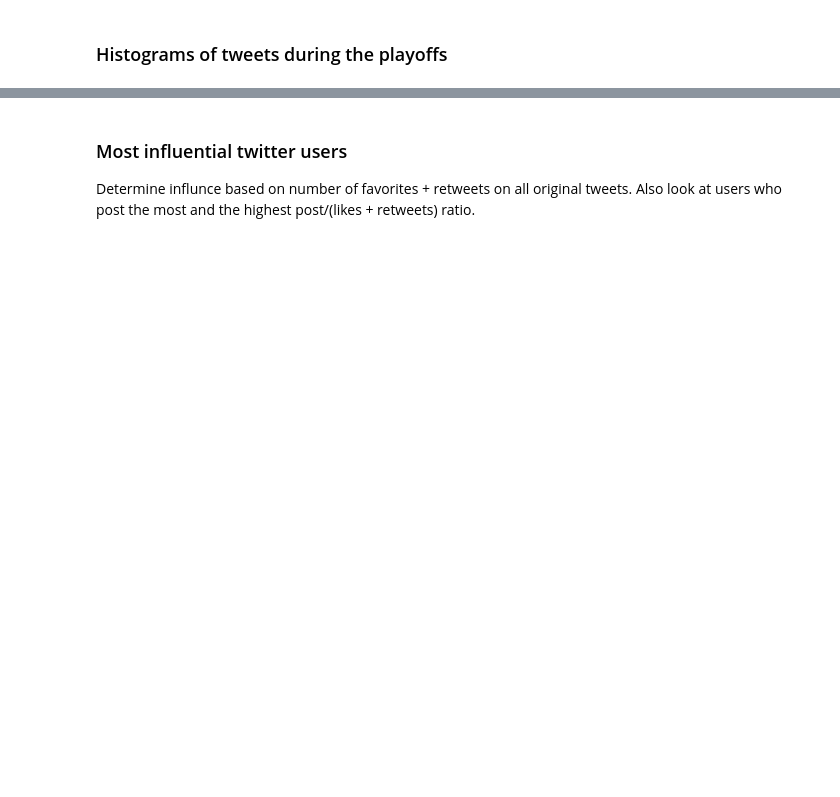
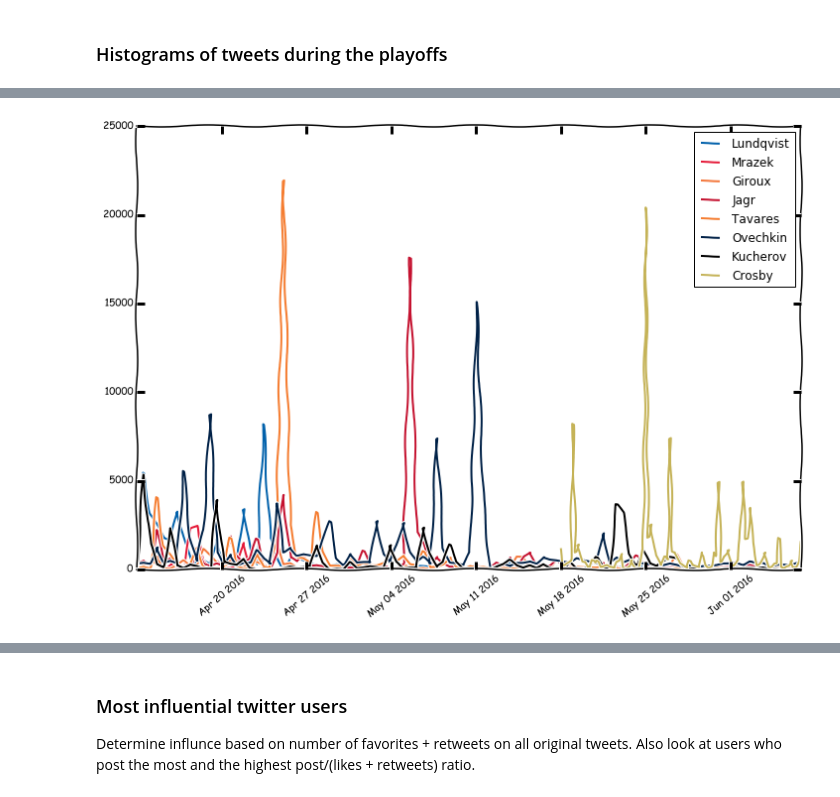
Before and after one commit to zazencodes/nhl_2016_playoffs_twitter, a Jupyter notebook: nhl_playoffs_2016_twitter_study.ipynb, the cells around one changed output, grey strips where cells are left out. Drawn from its saved outputs; the diff is of its cells as text; code cells hidden in the pictures; blank space fills up the shorter version.

```diff
--- a/nhl_playoffs_2016_twitter_study.ipynb
+++ b/nhl_playoffs_2016_twitter_study.ipynb
@@ -218,7 +218,7 @@ criteria = {'#nhl': ['nhl'],
                          'Nashville', 'Filip']}
 
 if True:
-    for folder in all_tweets.keys():
+    for folder in tqdm(all_tweets.keys()):
         with open(folder+'/filtered_tweets.json', 'w') as f:
             for t in all_tweets[folder]:
                 for word in criteria[folder]:
@@ -234,9 +234,17 @@ if True:
     all_tweets = {}
 
     # Input folder names
-    search_phrases = ['test_files']
+    search_phrases = ['#nhl',
+                       'Pavelski', 'Lucic',
+                       'Ovechkin', 'Giroux',
+                       'Jagr', 'Tavares',
+                       'Kucherov', 'Mrazek',
+                       'Seguin', 'Pominville',
+                       'Crosby', 'Lundqvist',
+                       'Tarasenko', 'Kane',
+                       'Perry', 'Forsberg']
 
-    for folder in search_phrases:
+    for folder in tqdm(search_phrases):
         all_tweets[folder] = merge_tweets(file_root=folder, skip=1,
                                           file_start='filtered_tweets')
 # %%
@@ -367,18 +438,20 @@ west_players
 # %%
 with plt.xkcd():
     fig = plt.figure(figsize=(12,8))
     for i, player in enumerate(east_players):
         ax = plt.subplot(111)
         ax.plot(my_hist_times[player], my_hists[player][0],
                 label=player,
                 color=colors_dict[player], linewidth=2)
-        ax.set_ylim(0, 1000)
+        # ax.set_ylim(0, 1000)
 
         tks = ax.xaxis.get_majorticklabels()
         plt.setp(tks, rotation=40)
 
 plt.legend()
 plt.savefig('figures/east_players.png', bbox_inches='tight', dpi=144)
+# %% [output]
+[figure, added]
 # %%
 with plt.xkcd():
     fig = plt.figure(figsize=(12,8))
```
Also changed, not shown: parts of 18 cells of this notebook.
